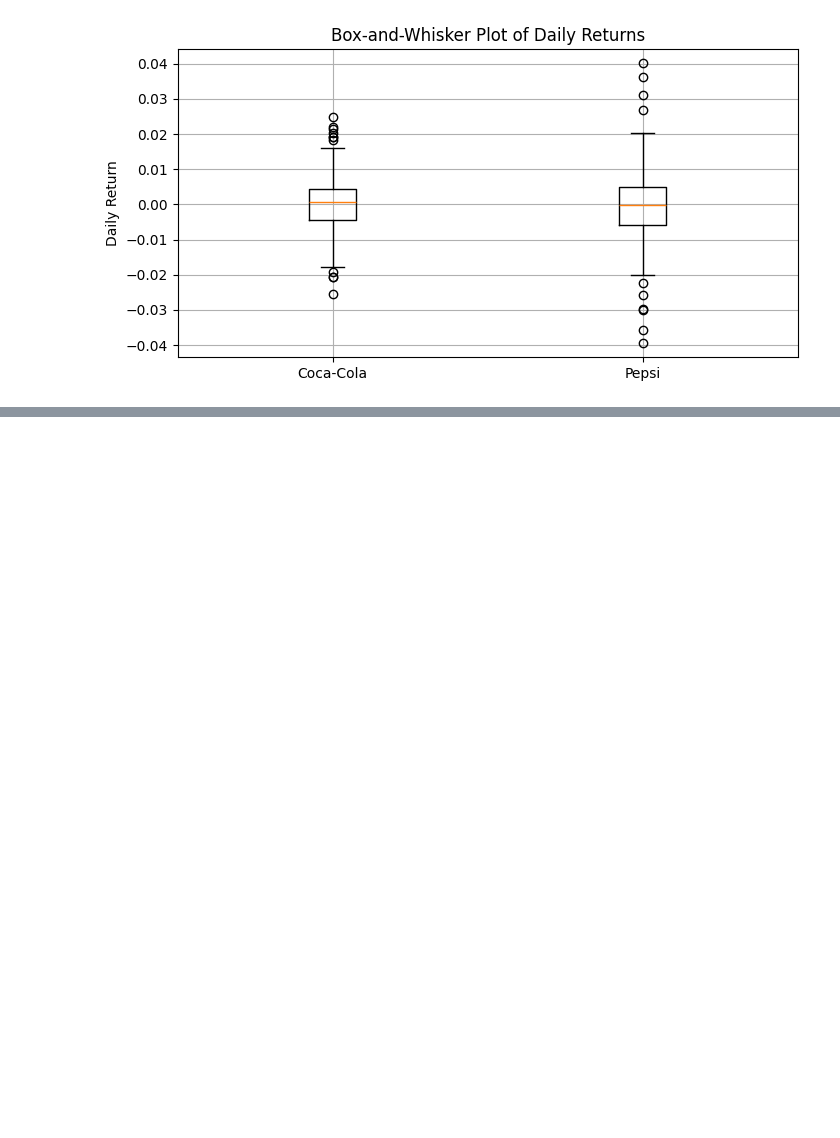
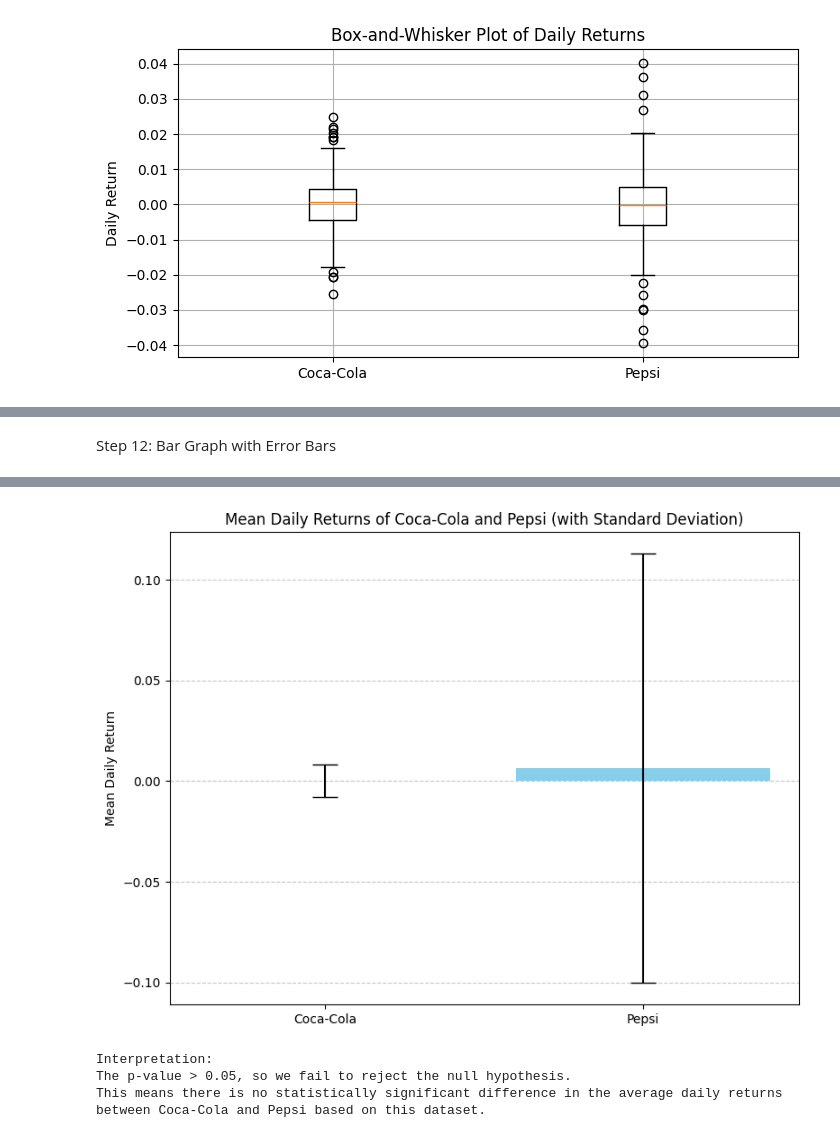
Before and after one commit to kolinaf/Data-342-Lab-1, a Jupyter notebook: DATA_342_Lab_1_Coca_Cola_&_Pepsi.ipynb, the cells around one changed output, grey strips where cells are left out. Cells and saved outputs as stored; diff of their text form; code cells hidden in the pictures; blank space fills up the shorter version.

```diff
--- a/DATA_342_Lab_1_Coca_Cola_&_Pepsi.ipynb
+++ b/DATA_342_Lab_1_Coca_Cola_&_Pepsi.ipynb
@@ -146,0 +251,66 @@ plt.show()
+# %% [markdown]
+Step 12: Bar Graph with Error Bars
+# %%
+# Install required libraries (if not already installed)
+!pip install pandas matplotlib openpyxl scipy
+
+# Import libraries
+import pandas as pd
+import matplotlib.pyplot as plt
+from scipy import stats
+
+# Load your Excel file (adjust file name if needed)
+file_path = 'DATA 342 Lab 1.xlsx'  # or '342 Fall 2025 Lab 1 (1).xlsx' if that's the uploaded file name
+df = pd.read_excel(file_path, sheet_name='Sheet1', engine='openpyxl')
+
+# Clean and filter the data
+df['Date'] = pd.to_datetime(df['Date'], errors='coerce')
+df = df.dropna(subset=['Daily Return'])
+
+# Separate Coca-Cola and Pepsi data
+ko_df = df[df['Ticker'] == 'KO'].copy()
+pep_df = df[df['Ticker'] == 'PEP'].copy()
+
+# Compute mean and standard deviation for error bars
+mean_ko = ko_df['Daily Return'].mean()
+std_ko = ko_df['Daily Return'].std()
+mean_pep = pep_df['Daily Return'].mean()
+std_pep = pep_df['Daily Return'].std()
+
+# Perform independent t-test
+t_stat, p_value = stats.ttest_ind(ko_df['Daily Return'], pep_df['Daily Return'], equal_var=False)
+
+# Create bar plot with error bars
+means = [mean_ko, mean_pep]
+errors = [std_ko, std_pep]
+labels = ['Coca-Cola', 'Pepsi']
+colors = ['lightcoral', 'skyblue']
+
+plt.figure(figsize=(8, 6))
+bars = plt.bar(labels, means, yerr=errors, capsize=10, color=colors)
+
+# Add asterisk if p-value < 0.05
+if p_value < 0.05:
+    max_height = max(means)
+    y = max_height + max(errors) + 0.005
+    plt.plot([0, 1], [y, y], color='black')
+    plt.text(0.5, y + 0.002, '*', ha='center', va='bottom', fontsize=20)
+
+# Customize plot
+plt.title('Mean Daily Returns of Coca-Cola and Pepsi (with Standard Deviation)')
+plt.ylabel('Mean Daily Return')
+plt.grid(axis='y', linestyle='--', alpha=0.7)
+plt.tight_layout()
+plt.show()
+
+# --------------------------
+# INTERPRETATION SECTION
+# --------------------------
+print("\nInterpretation:")
+if p_value > 0.05:
+    print("The p-value > 0.05, so we fail to reject the null hypothesis.")
+    print("This means there is no statistically significant difference in the average daily returns between Coca-Cola and Pepsi based on this dataset.")
+else:
+    print("The p-value < 0.05, so we reject the null hypothesis.")
+    print("This means there is a statistically significant difference in the average daily returns between Coca-Cola and Pepsi based on this dataset.")
+# %% [output]
@@ -146,0 +334,4 @@ plt.show()
+[figure, added]
+Interpretation:
+The p-value > 0.05, so we fail to reject the null hypothesis.
+This means there is no statistically significant difference in the average daily returns between Coca-Cola and Pepsi based on this dataset.
```
Also changed, not shown: parts of 10 cells of this notebook.
